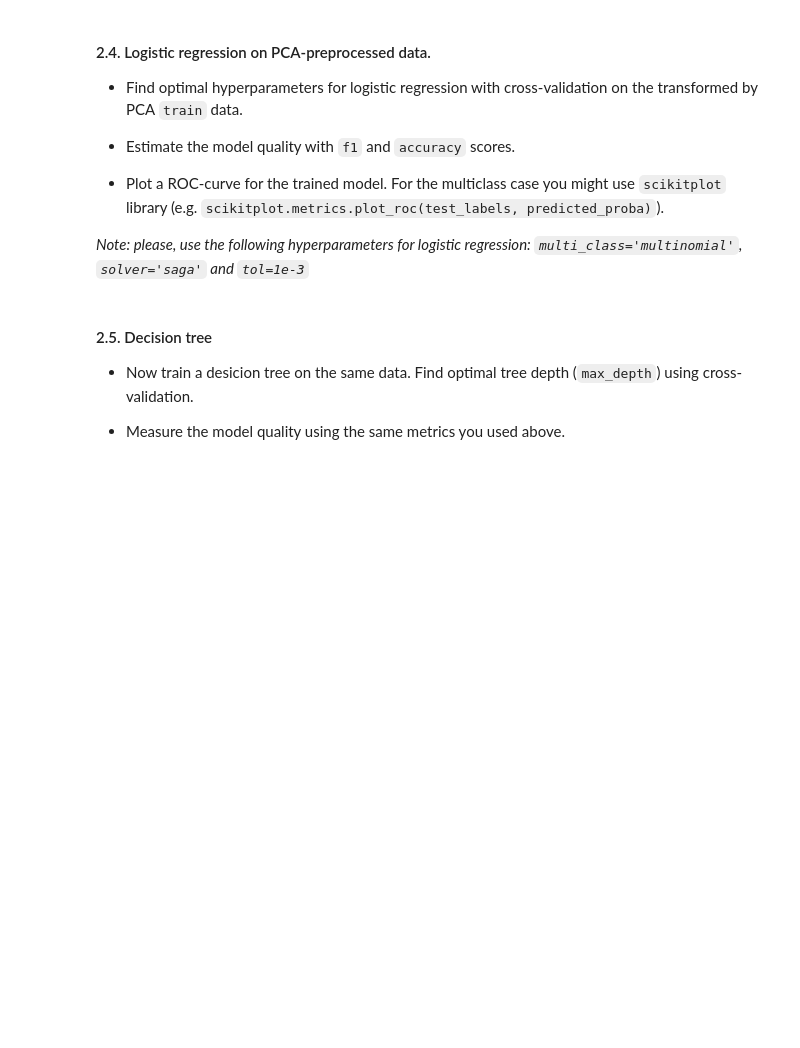
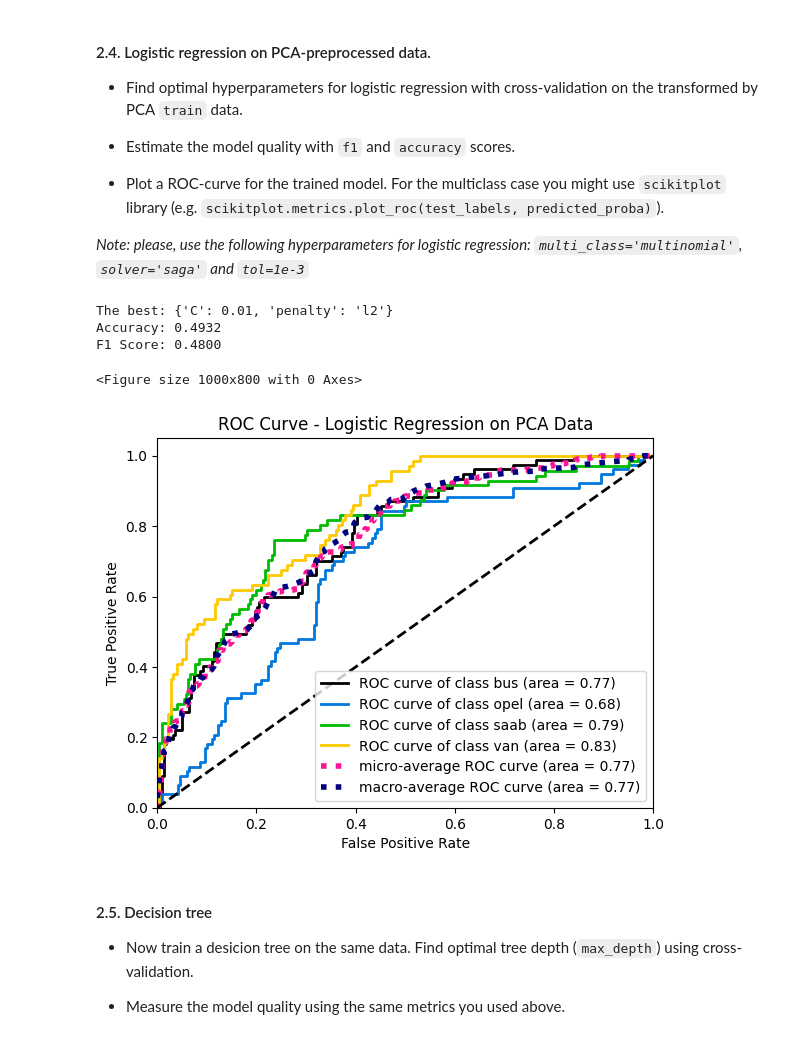
Before and after one commit to izhukau/machine-learning-harbour-space-2025, a Jupyter notebook: homeworks/lab001_ml_pipeline/lab01_part2_ml_pipeline.ipynb, the cells around one changed output. Cells and saved outputs as stored; diff of their text form; code cells hidden in the pictures; blank space fills up the shorter version.

```diff
--- a/homeworks/lab001_ml_pipeline/lab01_part2_ml_pipeline.ipynb
+++ b/homeworks/lab001_ml_pipeline/lab01_part2_ml_pipeline.ipynb
@@ -149,0 +251,10 @@ Here you are supposed to perform the desired transformations. Please, explain yo
+# %%
+pca_final = PCA(n_components=5)
+pca_final.fit(X_train_scaled)
+
+X_train_pca = pca_final.transform(X_train_scaled)
+X_test_pca = pca_final.transform(X_test_scaled)
+
+print(f"Original shape: {X_train_scaled.shape}")
+print(f"Transformed shape: {X_train_pca.shape}")
+print(f"Total explained variance: {np.sum(pca_final.explained_variance_ratio_):.4f}")
@@ -162,3 +275,43 @@ Here you are supposed to perform the desired transformations. Please, explain yo
+# %%
+log_reg_pca = LogisticRegression(
+    multi_class='multinomial',
+    solver='saga',
+    tol=1e-3,
+    max_iter=500,
+    random_state=42
+)
+
+param_grid = {
+    'C': [0.01, 0.1, 1, 10, 100],
+    'penalty': ['l1', 'l2']
+}
+
+grid_search_pca = GridSearchCV(log_reg_pca, param_grid, cv=5, scoring='accuracy', n_jobs=-1)
+grid_search_pca.fit(X_train_pca, y_train)
+
+best_model_pca = grid_search_pca.best_estimator_
+
+print(f"The best: {grid_search_pca.best_params_}")
+
+y_pred_pca = best_model_pca.predict(X_test_pca)
+y_proba_pca = best_model_pca.predict_proba(X_test_pca)
+
+accuracy_pca = accuracy_score(y_test, y_pred_pca)
+f1_pca = f1_score(y_test, y_pred_pca, average='weighted')
+
+print(f"Accuracy: {accuracy_pca:.4f}")
+print(f"F1 Score: {f1_pca:.4f}")
+
+plt.figure(figsize=(10, 8))
+skplt.metrics.plot_roc(y_test, y_proba_pca)
+plt.title('ROC Curve - Logistic Regression on PCA Data')
+plt.show()
+# %% [output]
+The best: {'C': 0.01, 'penalty': 'l2'}
+Accuracy: 0.4932
+F1 Score: 0.4800
+<Figure size 1000x800 with 0 Axes>
+[figure, added]
 # %% [markdown]
 #### 2.5. Decision tree
 * Now train a desicion tree on the same data. Find optimal tree depth (`max_depth`) using cross-validation.
```
Also changed, not shown: parts of 24 cells of this notebook, 1 other file.
